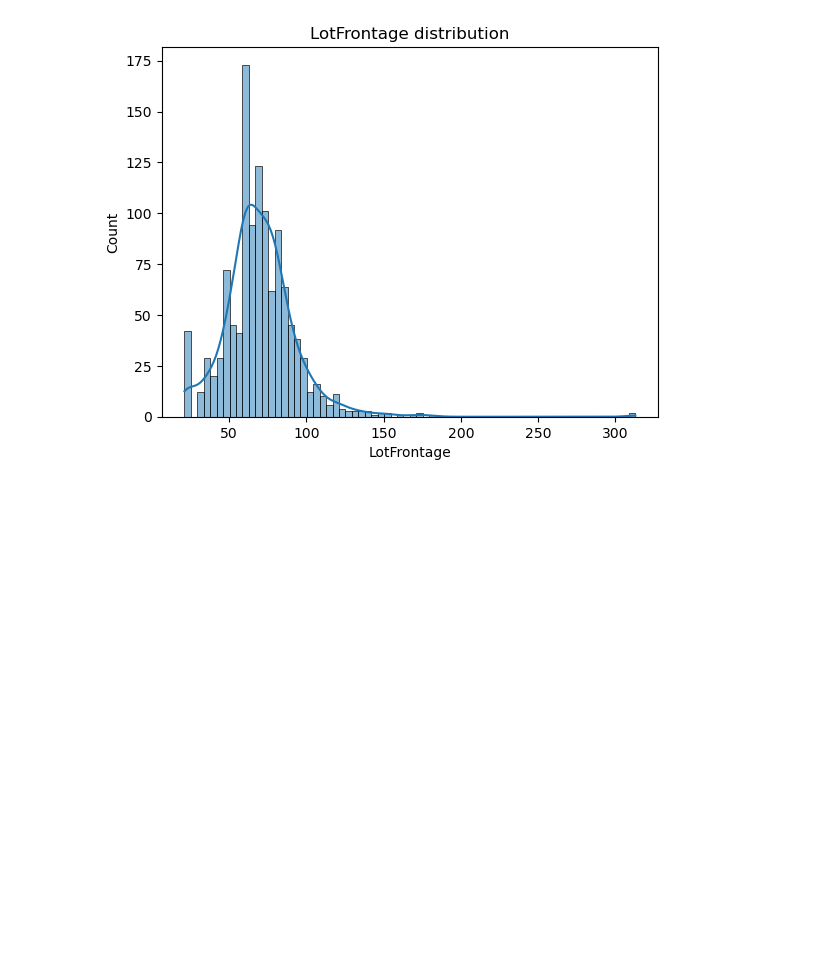
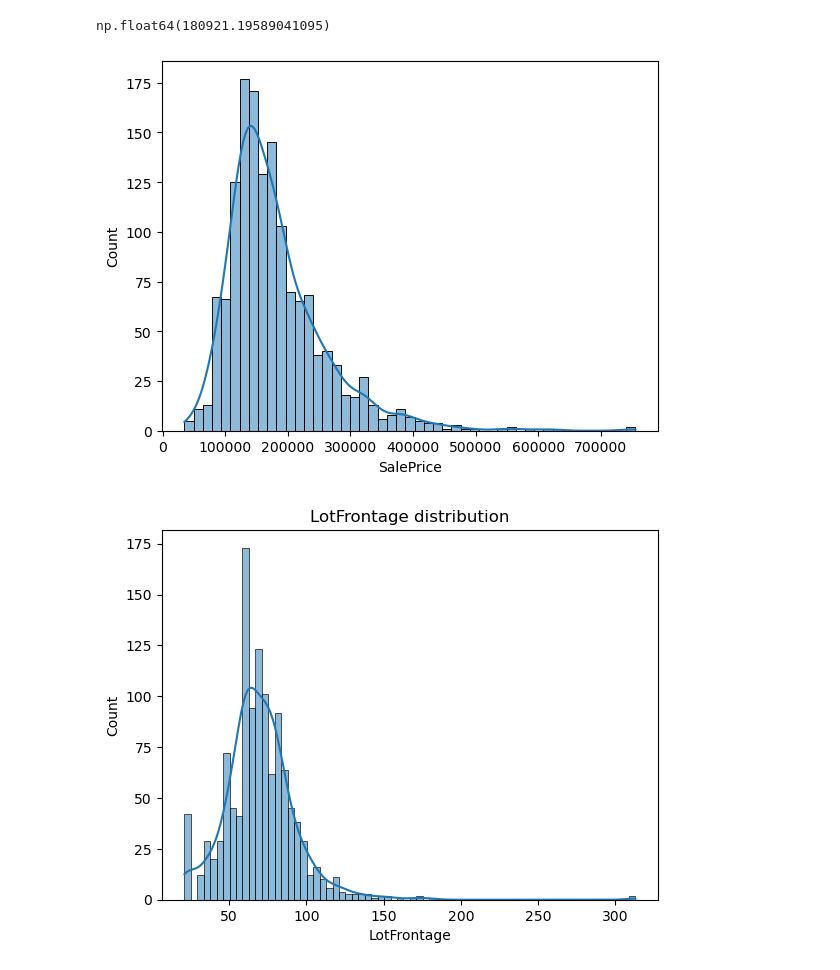
Before and after one commit to Mc5obiza/house-prices-advanced-regression-techniques, a Jupyter notebook: model.ipynb, the cells around one changed output. Saved outputs shown, nothing was run; the diff lists cells and outputs as text; code cells hidden in the pictures; blank space fills up the shorter version.

```diff
--- a/model.ipynb
+++ b/model.ipynb
@@ -9,4 +9,13 @@ df=pd.read_csv('train.csv')
 # %%
 count=df.isna().sum()
 count=count.loc[(lambda x :x>0)].apply(lambda x:np.round(x/df.shape[0]*100,2))
+
+df['SalePrice'].mean()
+# %% [output]
+np.float64(180921.19589041095)
+# %%
+sns.histplot(df,x='SalePrice',kde=True)
+plt.show()
+# %% [output]
+[figure, added]
 # %%
```
Also changed, not shown: parts of 12 cells of this notebook.
